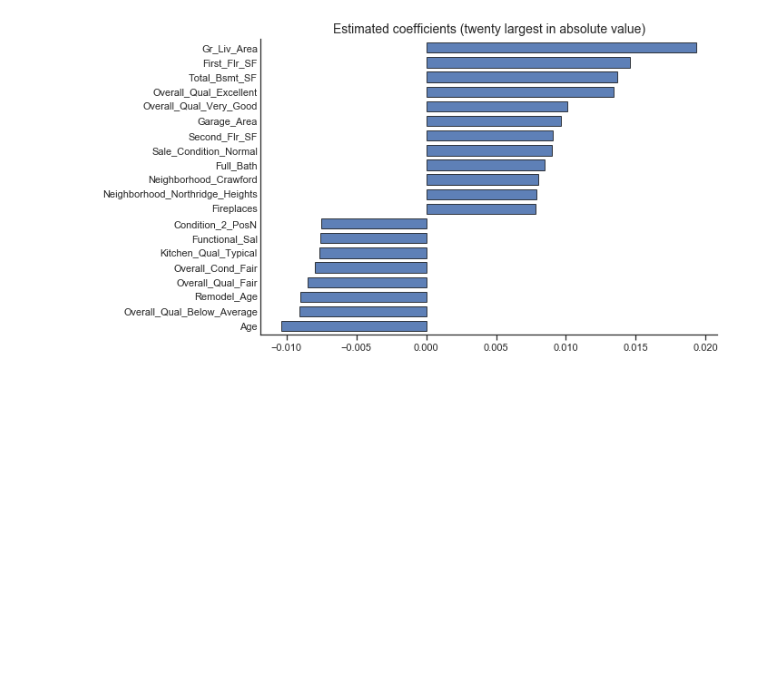
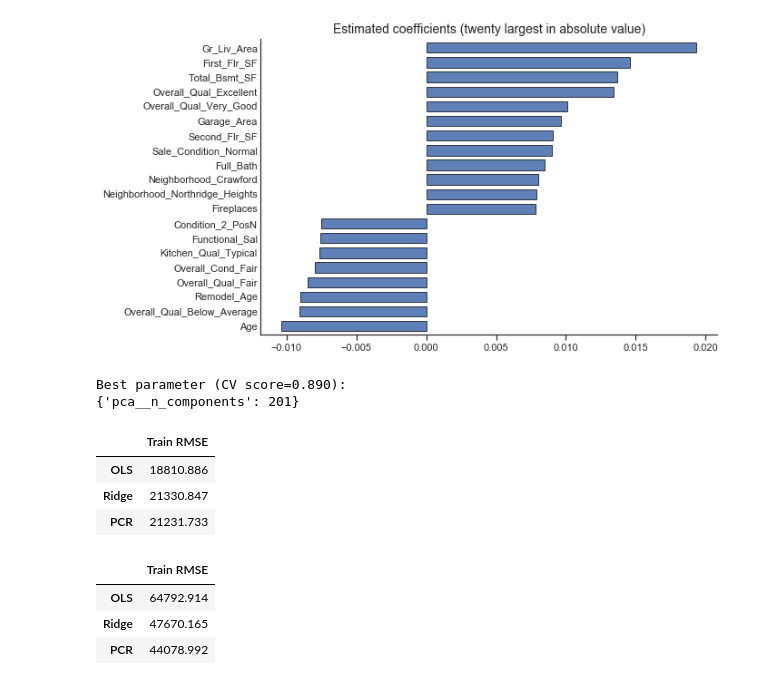
Before and after one commit to marius-mather/lessons-mlpy, a Jupyter notebook: _episodes_python/11-RidgeLassoElasticNet.ipynb, the cells around one changed output. Cells and saved outputs as stored; diff of their text form; code cells hidden in the pictures; blank space fills up the shorter version.

Commit message:
Updated with regression

```diff
--- a/_episodes_python/11-RidgeLassoElasticNet.ipynb
+++ b/_episodes_python/11-RidgeLassoElasticNet.ipynb
@@ -143,3 +213,64 @@ plot_coefficients(ridge._final_estimator, predictors)# the final_estimator attri
 plt.show()
 # %% [output]
 [figure]
+# %%
+from sklearn.preprocessing import StandardScaler
+from sklearn.decomposition import PCA
+from sklearn.linear_model import LinearRegression
+from sklearn.pipeline import Pipeline
+
+
+
+# Define a pipeline to search for the best combination of PCA truncation
+# and classifier regularization.
+
+linreg = LinearRegression()
+pca = PCA()
+
+pipe = Pipeline(steps=[('pca', pca), ('linreg', linreg)])
+param_grid = {'pca__n_components': np.arange(1,len(ames_train_X.columns), 40)}
+ames_pcr = GridSearchCV(pipe, param_grid, iid=False, cv=5,
+                      return_train_score=False)
+
+ames_pcr.fit(ames_train_X, ames_train_y)
+print("Best parameter (CV score=%0.3f):" % ames_pcr.best_score_)
+print(ames_pcr.best_params_)
+# %% [output]
+Best parameter (CV score=0.890):
+{'pca__n_components': 201}
+# %%
+# What was the RMSE on the training data?
+columns=['Train RMSE']
+rows=['OLS','Ridge',  'PCR']
+results=pd.DataFrame(0.0, columns=columns, index=rows)
+
+methods=[ames_ols_all, ames_ridge, ames_pcr]
+
+for i, method in enumerate(methods):
+    y_pred=method.predict(ames_train_X)
+    results.iloc[i,0] = np.sqrt(mean_squared_error(10**ames_train_y, 10**y_pred))
+
+results.round(3)
+# %% [output]
+|  | Train RMSE |
+| OLS | 18810.886 |
+| Ridge | 21330.847 |
+| PCR | 21231.733 |
+# %%
+# What was the RMSE on the test data?
+columns=['Train RMSE']
+rows=['OLS','Ridge',  'PCR']
+results=pd.DataFrame(0.0, columns=columns, index=rows)
+
+methods=[ames_ols_all, ames_ridge, ames_pcr]
+
+for i, method in enumerate(methods):
+    y_pred=method.predict(ames_test_X)
+    results.iloc[i,0] = np.sqrt(mean_squared_error(10**ames_test_y, 10**y_pred))
+
+results.round(3)
+# %% [output]
+|  | Train RMSE |
+| OLS | 64792.914 |
+| Ridge | 47670.165 |
+| PCR | 44078.992 |
```
Also changed, not shown: parts of 15 cells of this notebook, 4 other files.
